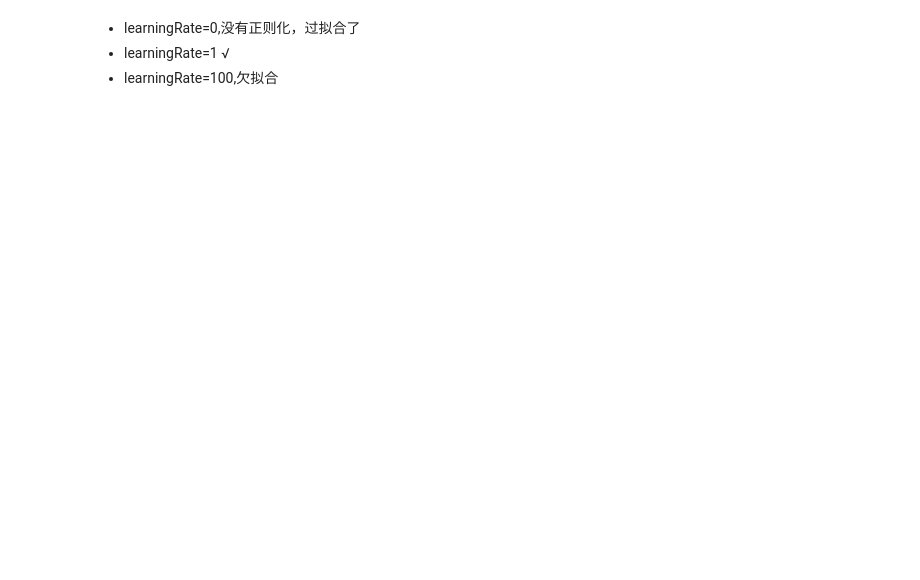
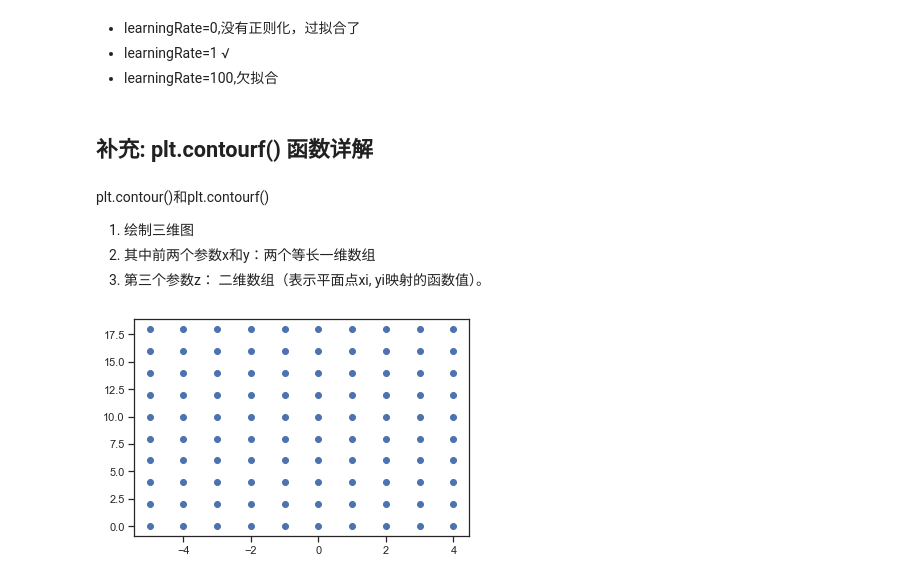
Before and after one commit to Apotosome/NoteBook, a Jupyter notebook: Machine Learning/吴恩达课后练习/ex2 逻辑回归/逻辑回归.ipynb, the cells around one changed output. Saved outputs shown, nothing was run; the diff lists cells and outputs as text; code cells hidden in the pictures; blank space fills up the shorter version.

```diff
--- a/Machine Learning/吴恩达课后练习/ex2 逻辑回归/逻辑回归.ipynb
+++ b/Machine Learning/吴恩达课后练习/ex2 逻辑回归/逻辑回归.ipynb
@@ -835,3 +834,22 @@ plt.show()
 - learningRate=0,没有正则化，过拟合了
 - learningRate=1 √
 - learningRate=100,欠拟合
+# %% [markdown]
+## 补充: plt.contourf() 函数详解
+# %% [markdown]
+plt.contour()和plt.contourf()
+1. 绘制三维图
+2. 其中前两个参数x和y：两个等长一维数组
+3. 第三个参数z： 二维数组（表示平面点xi, yi映射的函数值）。
+# %%
+# 1. 生成数据点
+x = np.arange(-5,5,1)
+y = np.arange(0,20,2)
+xx, yy = np.meshgrid(x,y)  # np.meshgrid() 生成网格矩阵
+
+sns.set(style='ticks')
+fig, ax = plt.subplots()
+ax.scatter(xx,yy)
+plt.show()
+# %% [output]
+[figure, added]
```
Also changed, not shown: parts of 9 cells of this notebook, 23 other files.
